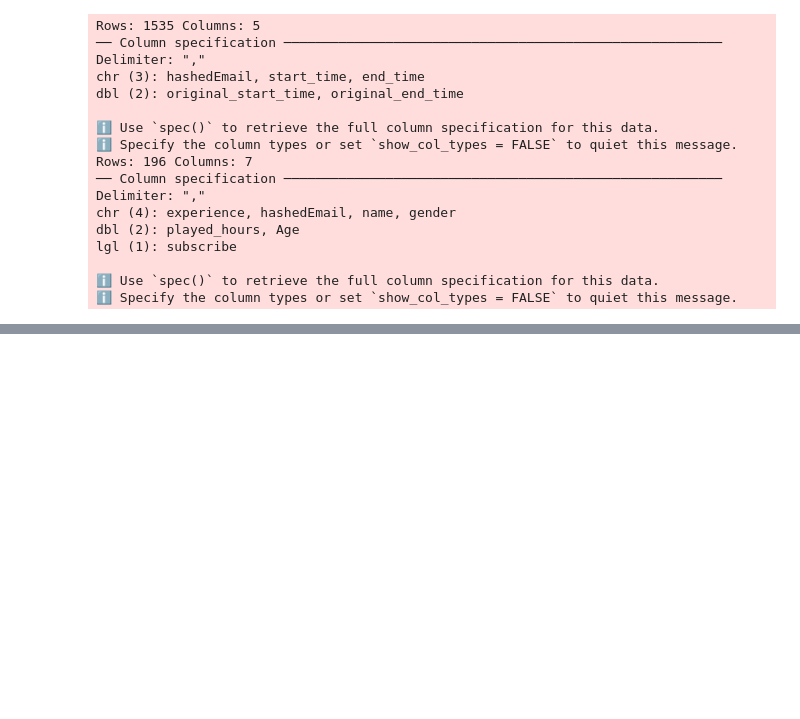
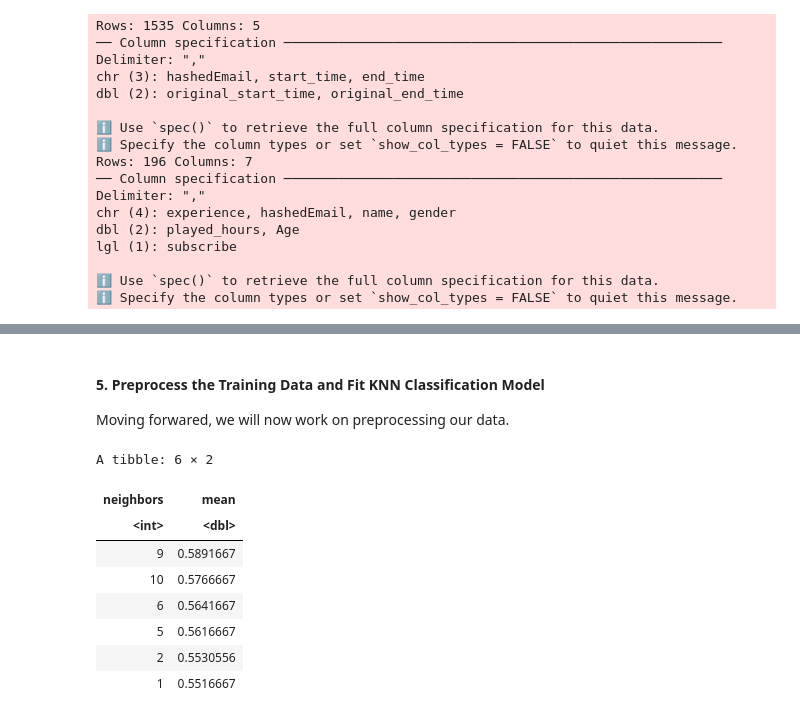
Before and after one commit to AnushriSharma/dsci-100-2025S1-project-repository, a Jupyter notebook: DSCI100Project.ipynb, the cells around one changed output, grey strips where cells are left out. Drawn from its saved outputs; the diff is of its cells as text; code cells hidden in the pictures; blank space fills up the shorter version.

```diff
--- a/DSCI100Project.ipynb
+++ b/DSCI100Project.ipynb
@@ -45,0 +253,42 @@ lgl (1): subscribe
+# %% [markdown]
+#### 5. Preprocess the Training Data and Fit KNN Classification Model
+Moving forwared, we will now work on preprocessing our data.
+# %%
+set.seed(123)
+player_recipe <- recipe(high_contributor ~ age + gender + experience + subscribe, data = training_data) |>
+    step_dummy(all_nominal_predictors()) |>
+    step_zv(all_predictors()) |>
+    step_center(all_predictors()) |>
+    step_scale(all_predictors())
+
+knn_spec <- nearest_neighbor(weight_func = "rectangular", neighbors = tune()) |>
+    set_mode("classification") |>
+    set_engine("kknn")
+
+knn_workflow <- workflow() |>
+  add_model(knn_spec) |>
+  add_recipe(player_recipe)
+
+knn_results <- tune_grid(
+  knn_workflow,
+  resamples = players_vfold,
+  grid = tibble(neighbors = 1:10)
+)
+
+knn_metrics <- knn_results |>
+  collect_metrics() |>
+  filter(.metric == "accuracy") |>
+    select(neighbors, mean) |>
+  arrange(desc(mean))
+
+head(knn_metrics)
+# %% [output]
+A tibble: 6 × 2
+| neighbors | mean |
+| <int> | <dbl> |
+| 9 | 0.5891667 |
+| 10 | 0.5766667 |
+| 6 | 0.5641667 |
+| 5 | 0.5616667 |
+| 2 | 0.5530556 |
+| 1 | 0.5516667 |
```
Also changed, not shown: parts of 14 cells of this notebook.
